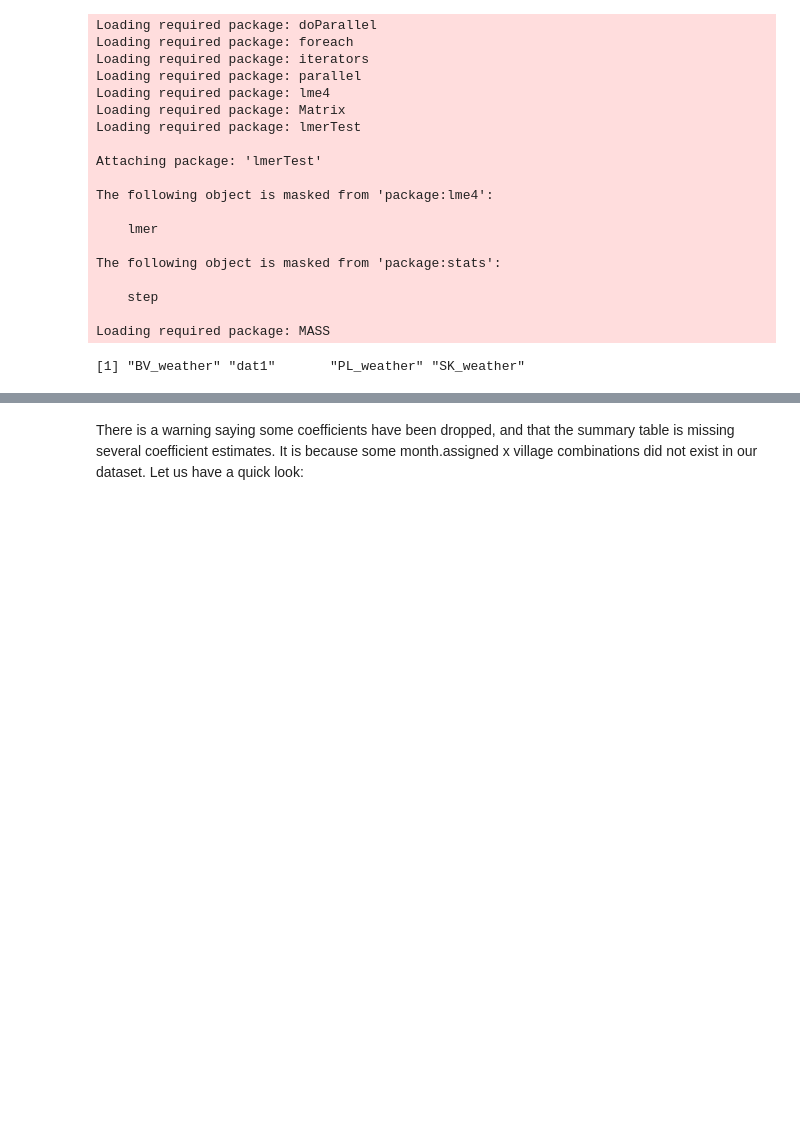
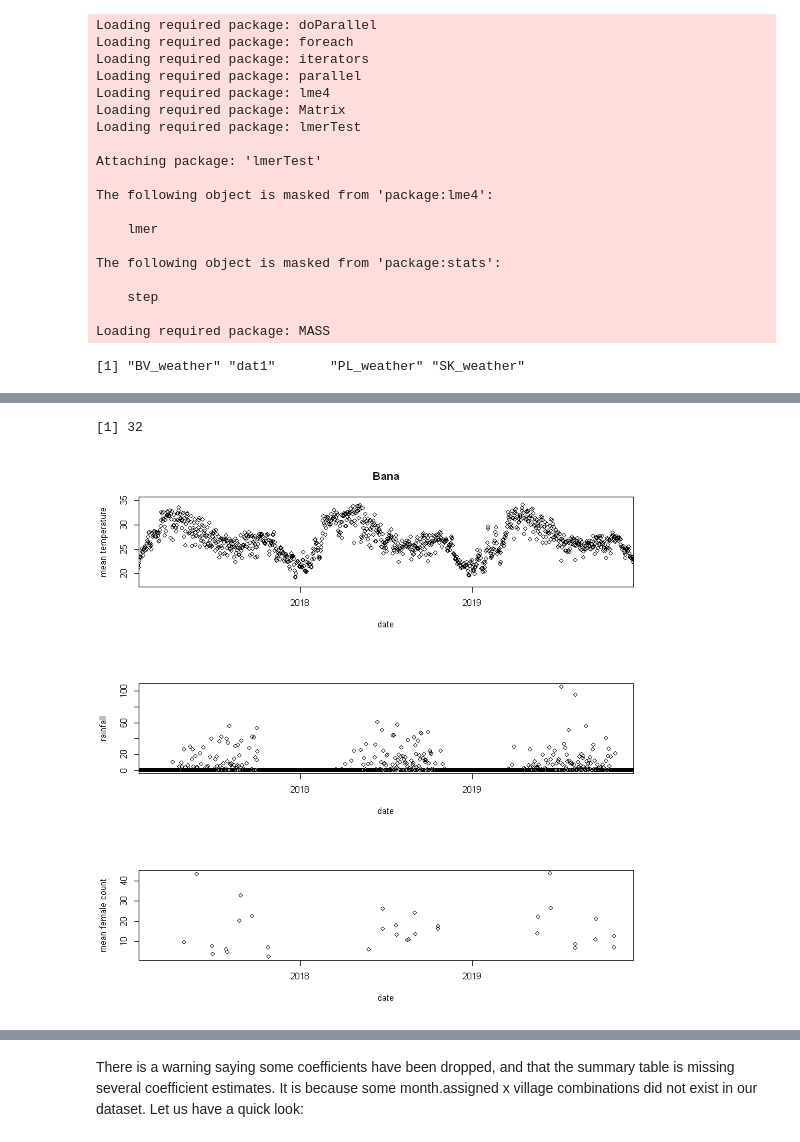
Before and after one commit to tinyuhui/PSC_modelling, a Jupyter notebook: notebook3.ipynb, the cells around one changed output, grey strips where cells are left out. Drawn from its saved outputs; the diff is of its cells as text; code cells hidden in the pictures; blank space fills up the shorter version.

```diff
--- a/notebook3.ipynb
+++ b/notebook3.ipynb
@@ -54,14 +70,14 @@ names(SK_weather)
 dat2<-dat1[dat1$date.collection>=min(PL_weather$date),]
 # TAKE SUBSET, WET SEASON COUNTS ONLY (MAY TO OCTOBER ONLY)
 dat2<-dat2[dat2$month.assigned %in% 5:10,]
-# DIMENSION OF THE NEW DATASET?
+# DIMENSION OF THE NEW SUBSET?
 dim(dat2)
-names(dat2)
+#names(dat2)
 rm(dat1)
 # TRANSFORM num.persons
-persons.status<-dat2$num.persons
-persons.status[dat2$num.persons>3]<-'Hi'
-persons.status[dat2$num.persons<=3]<-'Low'
-persons.status[dat2$num.persons==0]<-'None'
+dat2$persons.status<-dat2$num.persons
+dat2$persons.status[dat2$num.persons>3]<-'Hi'
+dat2$persons.status[dat2$num.persons<=3]<-'Low'
+dat2$persons.status[dat2$num.persons==0]<-'None'
 # %% [output]
 [1] 876  26
@@ -76,0 +89,21 @@ persons.status[dat2$num.persons==0]<-'None'
+# %%
+# LOOK AT BANA (MARKET AND VILLAGE)
+dat3<-dat2[dat2$village %in% c('Bana market', 'Bana village'),]
+dat3<-dat3[dat3$year.assigned %in% 2017:2019,]
+#dim(dat3)
+# CALCULATE THE MEAN COUNT PER DAY
+date<-unique(dat3$date.collection)
+date<-as.Date(date, '%d/%m/%Y')
+mean_count<-rep(NA, length(date))
+length(date)
+for (i in 1:length(date)) {mean_count[i]<-mean(dat3$count.f[dat3$date.collection==date[i]], na.rm=T)}
+temp<-merge(BV_weather[,c(1,2,9)], cbind(date, mean_count), by=1, all.x=T)
+par(mfrow=c(3,1))
+plot(temp$date, temp$meantemp.c, xlim=c(17230, 18200), main='Bana', xlab='date', ylab='mean temperature')
+plot(temp$date, temp$rain.mm, xlim=c(17230, 18200), xlab='date', ylab='rainfall')
+plot(temp$date, temp$mean_count, xlim=c(17230, 18200), xlab='date', ylab='mean female count')
+rm(dat3); rm(temp);
+#min(as.numeric(date))
+# %% [output]
+[1] 32
+[figure, added]
```
Also changed, not shown: parts of 46 cells of this notebook, 1 other file.
